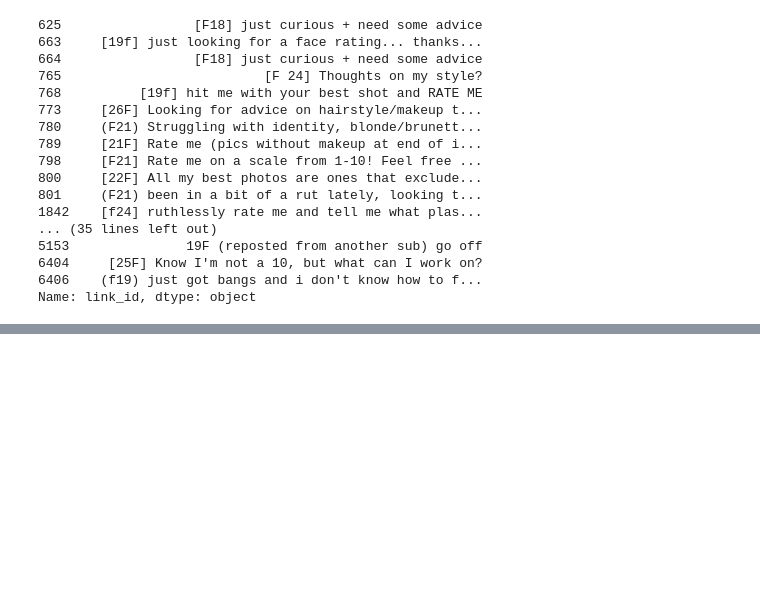
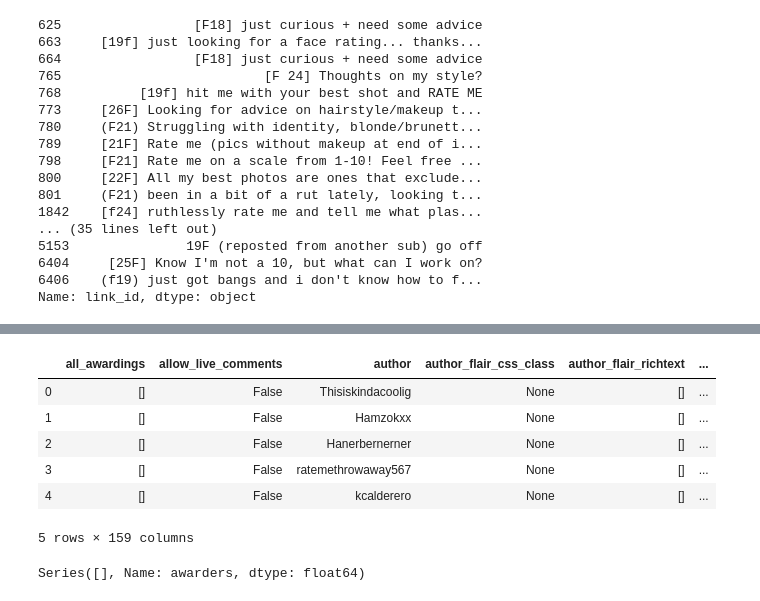
Before and after one commit to MichiganDataScienceTeam/F19-RateMe, a Jupyter notebook: notebooks/naitian-data-collection.ipynb, the cells around one changed output, grey strips where cells are left out. Saved outputs shown, nothing was run; the diff lists cells and outputs as text; code cells hidden in the pictures; blank space fills up the shorter version.

```diff
--- a/notebooks/naitian-data-collection.ipynb
+++ b/notebooks/naitian-data-collection.ipynb
@@ -304,0 +340,10 @@ Name: link_id, dtype: object
+# %%
+df.head()
+# %% [output]
+|  | all_awardings | allow_live_comments | author | author_flair_css_class | author_flair_richtext | ... |
+| 0 | [] | False | Thisiskindacoolig | None | [] | ... |
+| 1 | [] | False | Hamzokxx | None | [] | ... |
+| 2 | [] | False | Hanerbernerner | None | [] | ... |
+| 3 | [] | False | ratemethrowaway567 | None | [] | ... |
+| 4 | [] | False | kcalderero | None | [] | ... |
+5 rows × 159 columns
@@ -304,0 +352,4 @@ Name: link_id, dtype: object
+# %%
+df['awarders'].dropna()
+# %% [output]
+Series([], Name: awarders, dtype: float64)
```
Also changed, not shown: parts of 10 cells of this notebook.
